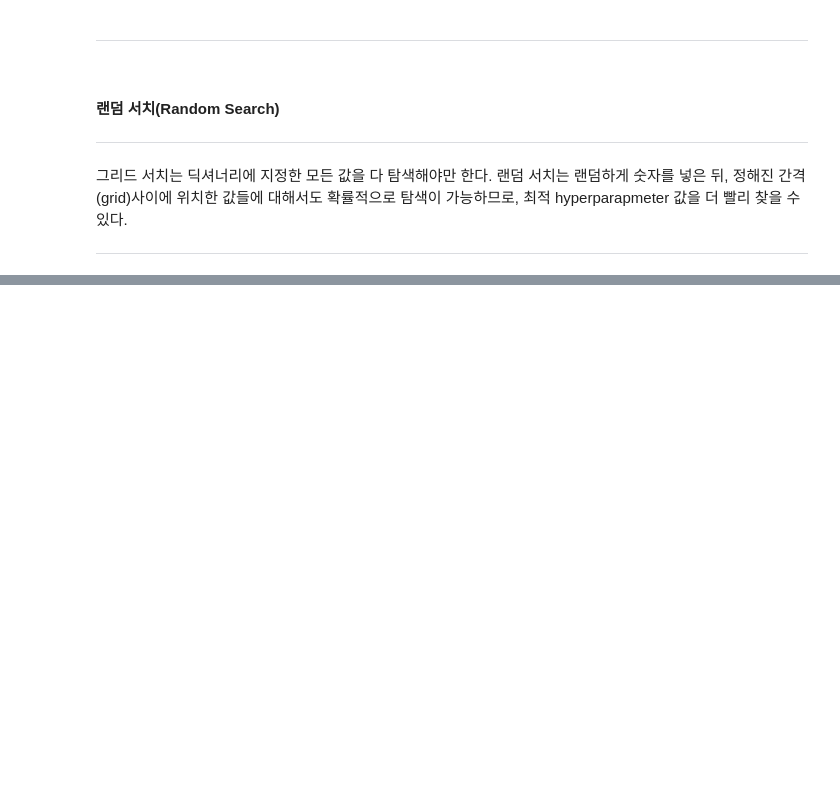
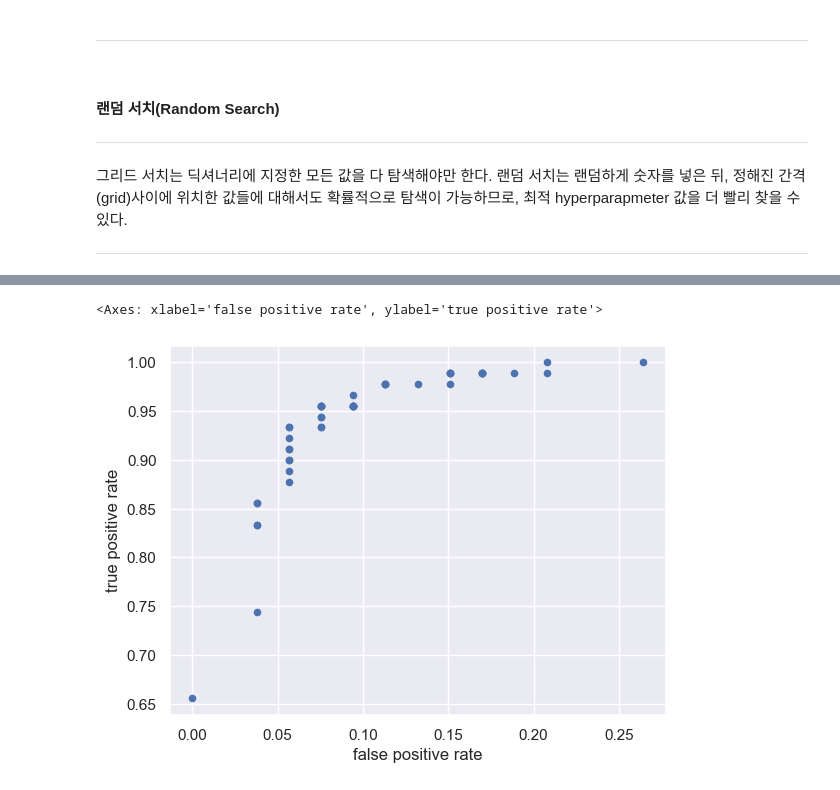
Before and after one commit to jeongbeenson19/dstb, a Jupyter notebook: Tunning_prac.ipynb, the cells around one changed output, grey strips where cells are left out. Cells and saved outputs as stored; diff of their text form; code cells hidden in the pictures; blank space fills up the shorter version.

```diff
--- a/Tunning_prac.ipynb
+++ b/Tunning_prac.ipynb
@@ -264,0 +287,7 @@ __분류 모델 평가: 오차행렬과 연관 지표__
+# %%
+from sklearn.metrics import confusion_matrix
+
+y_pred = model.predict(X_test)
+
+m = confusion_matrix(y_test, y_pred)
+print('Confusioon matrix:\n{}'.format(m))
@@ -264,0 +424,16 @@ __분류 모델 평가: 오차행렬과 연관 지표__
+# %%
+from sklearn.linear_model import LogisticRegression
+
+cancer = load_breast_cancer()
+
+X_train, X_test, y_train, y_test = train_test_split(cancer.data,
+                                                    cancer.target,
+                                                    stratify= cancer.target,
+                                                    random_state=66)
+
+model = LogisticRegression(random_state= 0, solver='liblinear')
+model.fit(X_train, y_train)
+
+results = pd.DataFrame(model.predict_proba(X_test), columns=cancer.target_names)
+
+results.head()
@@ -264,0 +453,8 @@ __분류 모델 평가: 오차행렬과 연관 지표__
+# %%
+#양성(benign) 범주 예측 확률이 0.4, 0.3, 0.15, 0.05 일 때 각 칼럼(변수)에 1을 지정
+threshold = [0.4, 0.3, 0.15, 0.05]
+
+for i in threshold:
+    results[f'flag_{i}'] = results['benign'].map(lambda x: 1 if x > i else 0)
+
+results.head(10)
@@ -264,0 +485,16 @@ __분류 모델 평가: 오차행렬과 연관 지표__
+# %%
+#임곗값을 0.01 ~ 0.99 사이에서 50개를 만들고 위양성 비율과 진양성 비율 계산
+#labels로 얻은 결과가 앞에서 확인한 예측 결과 변수
+
+rates = {}
+for threshold in np.linspace(0.01, 0.99, num= 50):
+    labels = results['benign'].map(lambda x: 1 if x > threshold else 0)
+    m = confusion_matrix(y_test, labels)
+    rates[threshold] = {'false positive rate': m[0, 1] / m[0, :].sum(),
+                        'true positive rate': m[1, 1] / m[1, :].sum()}
+
+# 가로축은 false positive rate, 세로축은 true positive rate로 그래프 그리기
+pd.DataFrame(rates).T.plot.scatter('false positive rate', 'true positive rate')
+# %% [output]
+<Axes: xlabel='false positive rate', ylabel='true positive rate'>
+[figure, added]
```
Also changed, not shown: parts of 25 cells of this notebook.
